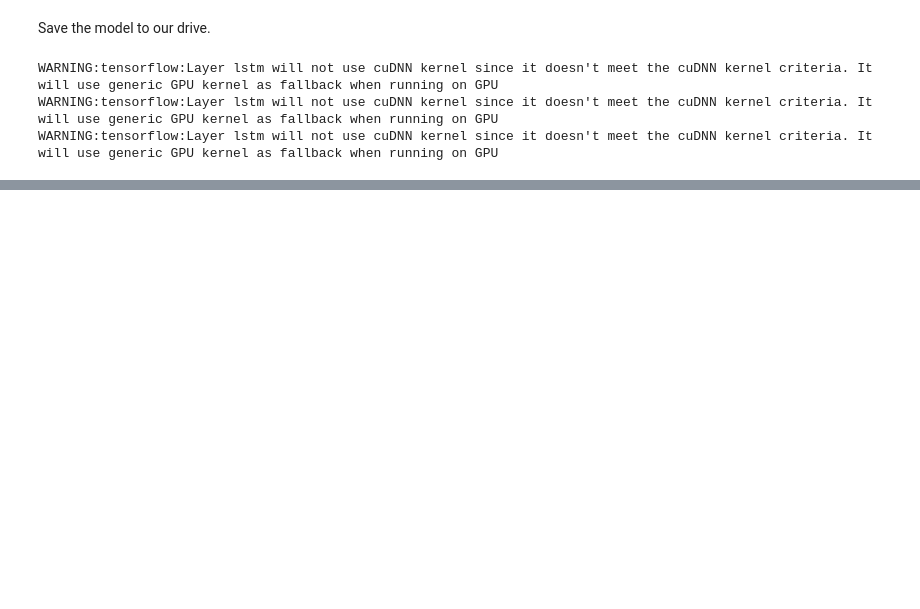
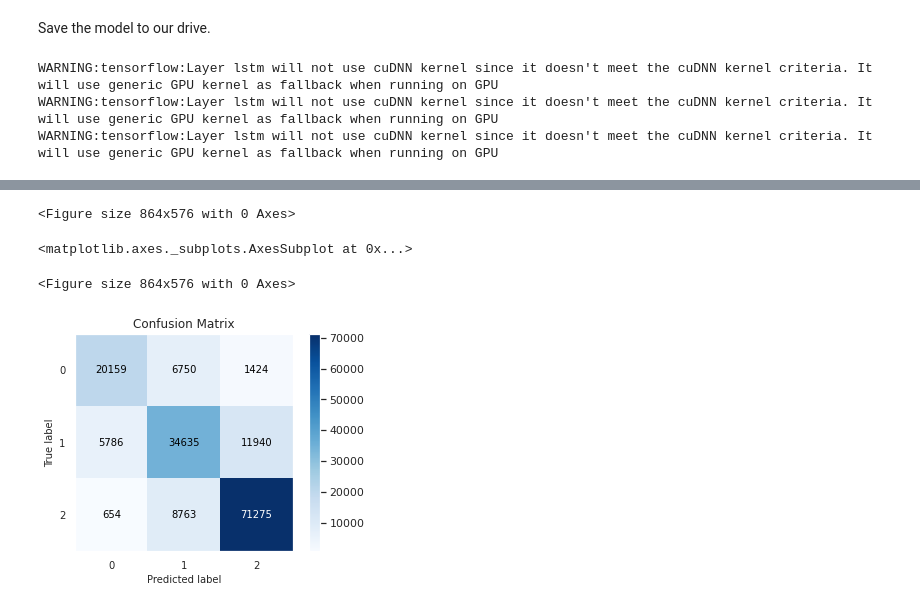
Before and after one commit to dwitten392/Springboard---DW, a Jupyter notebook: Captstone 2 - Goodreads Reviews/Goodreads_Book_Reviews_Colab.ipynb, the cells around one changed output, grey strips where cells are left out. Saved outputs shown, nothing was run; the diff lists cells and outputs as text; code cells hidden in the pictures; blank space fills up the shorter version.

```diff
--- a/Captstone 2 - Goodreads Reviews/Goodreads_Book_Reviews_Colab.ipynb
+++ b/Captstone 2 - Goodreads Reviews/Goodreads_Book_Reviews_Colab.ipynb
@@ -347,0 +354,11 @@ ValueError: ignored
+# %%
+plt.figure(figsize=(12,8))
+
+skplt.metrics.plot_confusion_matrix(y_te.argmax(axis =1), y_test_preds.argmax(axis=1))
+
+plt.show()
+# %% [output]
+<Figure size 864x576 with 0 Axes>
+<matplotlib.axes._subplots.AxesSubplot at 0x...>
+<Figure size 864x576 with 0 Axes>
+[figure, added]
```
Also changed, not shown: parts of 22 cells of this notebook.
